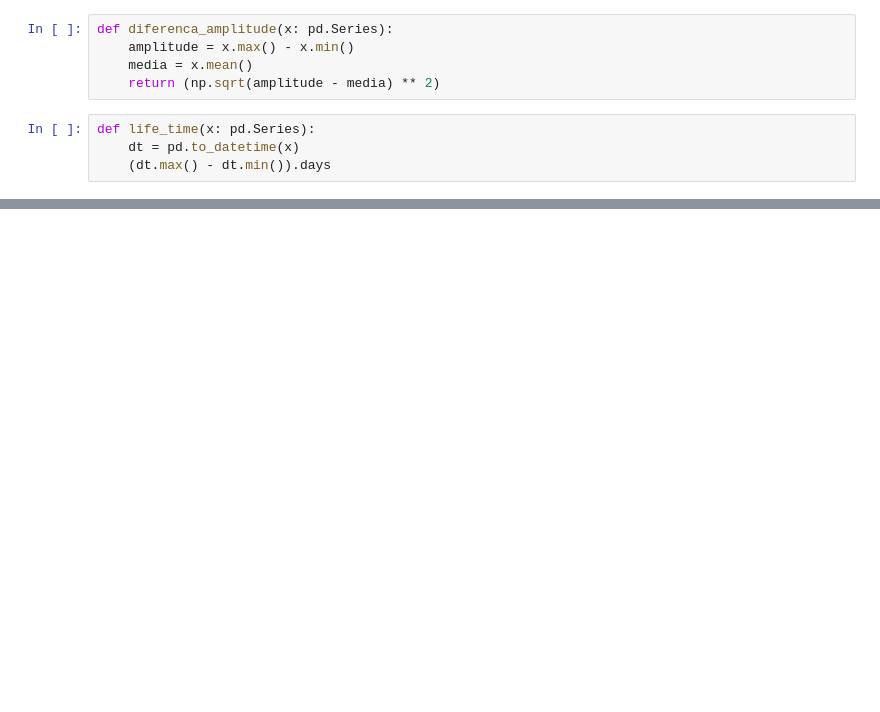
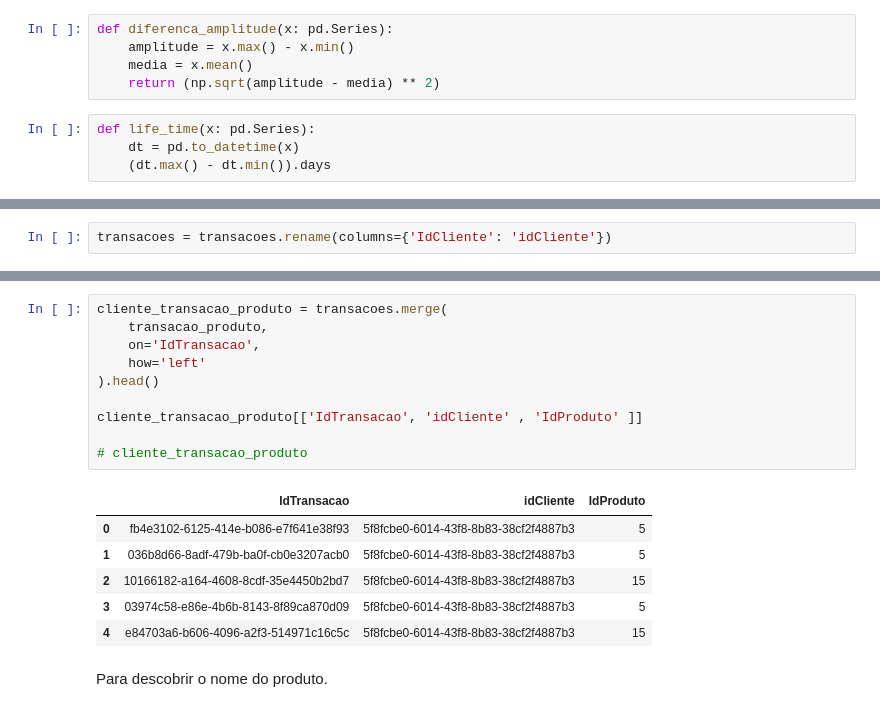
Before and after one commit to alexsandro-matias/pandas-2025, a Jupyter notebook: notebook.ipynb, the cells around one changed output, grey strips where cells are left out. Saved outputs shown, nothing was run; the diff lists cells and outputs as text; blank space fills up the shorter version.

```diff
--- a/notebook.ipynb
+++ b/notebook.ipynb
@@ -1572,0 +1589,2 @@ transacoes.groupby(by=['IdCliente'], as_index=False).agg(
+# %%
+transacoes = transacoes.rename(columns={'IdCliente': 'idCliente'})
@@ -1572,0 +1638,19 @@ transacoes.groupby(by=['IdCliente'], as_index=False).agg(
+# %%
+cliente_transacao_produto = transacoes.merge(
+    transacao_produto,
+    on='IdTransacao',
+    how='left'
+).head()
+
+cliente_transacao_produto[['IdTransacao', 'idCliente' , 'IdProduto' ]]
+
+# cliente_transacao_produto
+# %% [output]
+|  | IdTransacao | idCliente | IdProduto |
+| 0 | fb4e3102-6125-414e-b086-e7f641e38f93 | 5f8fcbe0-6014-43f8-8b83-38cf2f4887b3 | 5 |
+| 1 | 036b8d66-8adf-479b-ba0f-cb0e3207acb0 | 5f8fcbe0-6014-43f8-8b83-38cf2f4887b3 | 5 |
+| 2 | 10166182-a164-4608-8cdf-35e4450b2bd7 | 5f8fcbe0-6014-43f8-8b83-38cf2f4887b3 | 15 |
+| 3 | 03974c58-e86e-4b6b-8143-8f89ca870d09 | 5f8fcbe0-6014-43f8-8b83-38cf2f4887b3 | 5 |
+| 4 | e84703a6-b606-4096-a2f3-514971c16c5c | 5f8fcbe0-6014-43f8-8b83-38cf2f4887b3 | 15 |
+# %% [markdown]
+Para descobrir o nome do produto.
```
Also changed, not shown: parts of 81 cells of this notebook, 1 other file.
